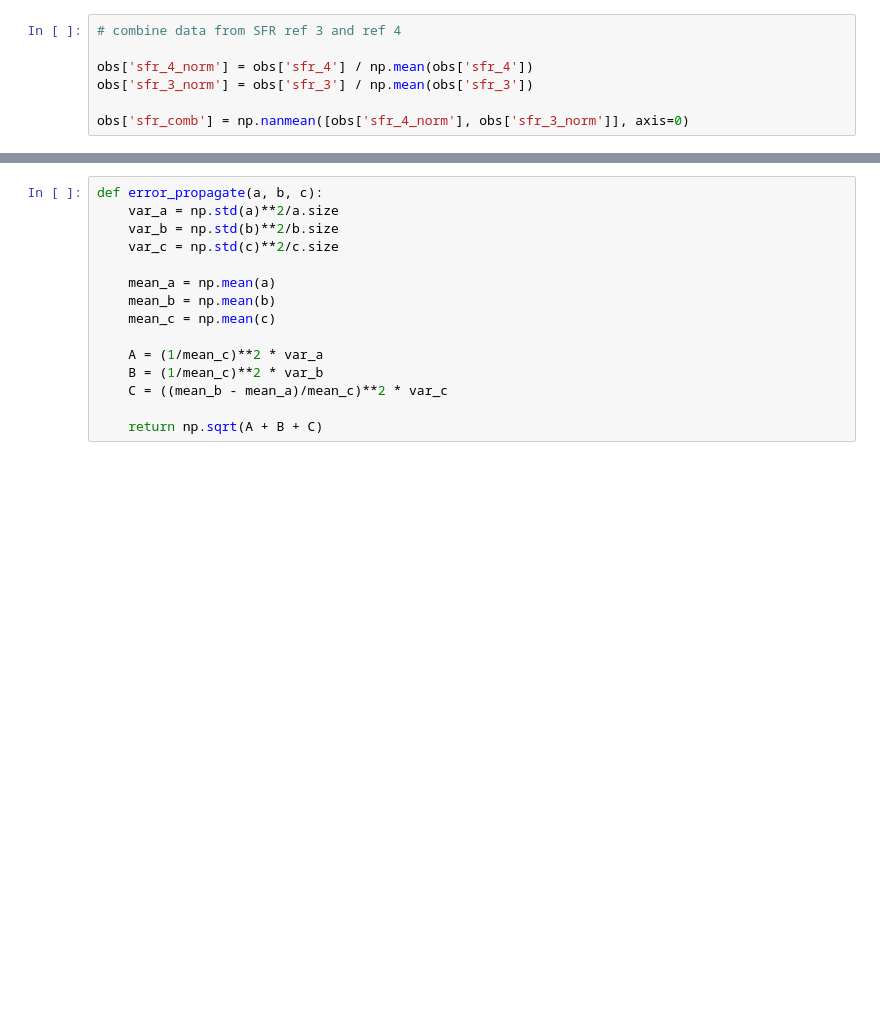
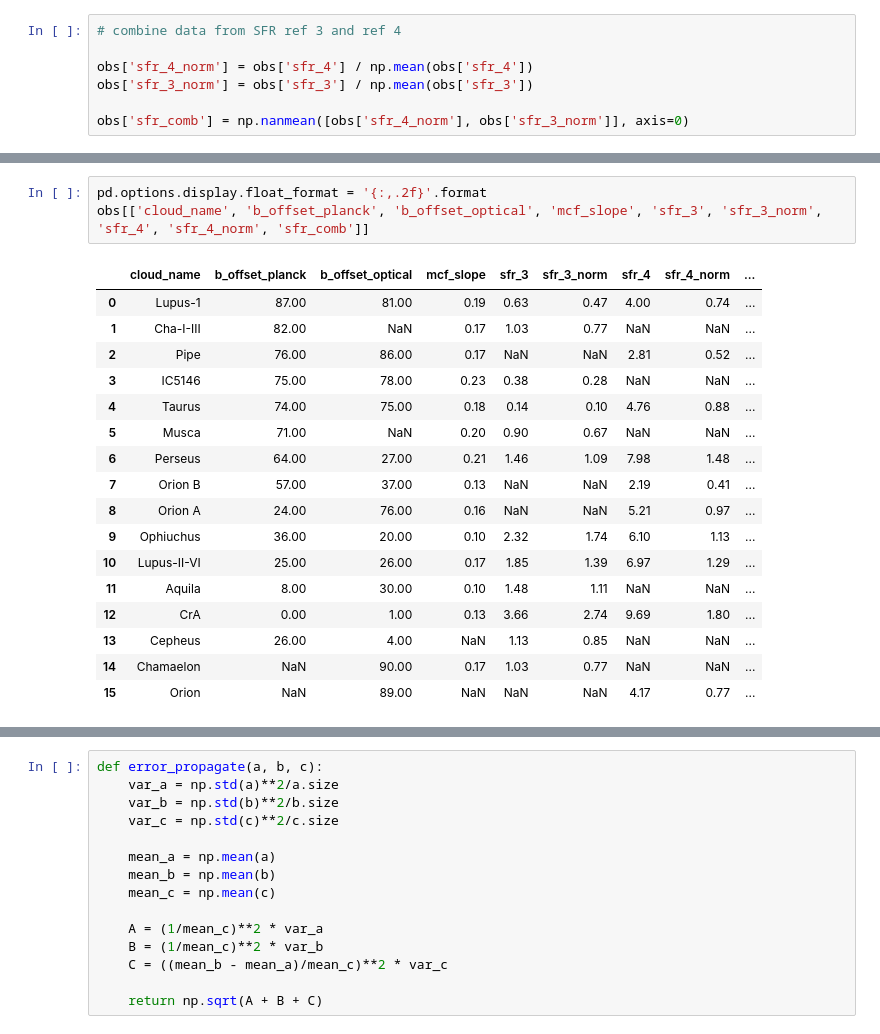
Before and after one commit to HinnyTsang/mcf_project, a Jupyter notebook: observations/read_observation.ipynb, the cells around one changed output, grey strips where cells are left out. Drawn from its saved outputs; the diff is of its cells as text; blank space fills up the shorter version.

```diff
--- a/observations/read_observation.ipynb
+++ b/observations/read_observation.ipynb
@@ -192,3 +212,24 @@ obs['sfr_comb'] = np.nanmean([obs['sfr_4_norm'], obs['sfr_3_norm']], axis=0)
+# %%
+pd.options.display.float_format = '{:,.2f}'.format
+obs[['cloud_name', 'b_offset_planck', 'b_offset_optical', 'mcf_slope', 'sfr_3', 'sfr_3_norm', 'sfr_4', 'sfr_4_norm', 'sfr_comb']]
+# %% [output]
+|  | cloud_name | b_offset_planck | b_offset_optical | mcf_slope | sfr_3 | sfr_3_norm | sfr_4 | sfr_4_norm | ... |
+| 0 | Lupus-1 | 87.00 | 81.00 | 0.19 | 0.63 | 0.47 | 4.00 | 0.74 | ... |
+| 1 | Cha-I-III | 82.00 | NaN | 0.17 | 1.03 | 0.77 | NaN | NaN | ... |
+| 2 | Pipe | 76.00 | 86.00 | 0.17 | NaN | NaN | 2.81 | 0.52 | ... |
+| 3 | IC5146 | 75.00 | 78.00 | 0.23 | 0.38 | 0.28 | NaN | NaN | ... |
+| 4 | Taurus | 74.00 | 75.00 | 0.18 | 0.14 | 0.10 | 4.76 | 0.88 | ... |
+| 5 | Musca | 71.00 | NaN | 0.20 | 0.90 | 0.67 | NaN | NaN | ... |
+| 6 | Perseus | 64.00 | 27.00 | 0.21 | 1.46 | 1.09 | 7.98 | 1.48 | ... |
+| 7 | Orion B | 57.00 | 37.00 | 0.13 | NaN | NaN | 2.19 | 0.41 | ... |
+| 8 | Orion A | 24.00 | 76.00 | 0.16 | NaN | NaN | 5.21 | 0.97 | ... |
+| 9 | Ophiuchus | 36.00 | 20.00 | 0.10 | 2.32 | 1.74 | 6.10 | 1.13 | ... |
+| 10 | Lupus-II-VI | 25.00 | 26.00 | 0.17 | 1.85 | 1.39 | 6.97 | 1.29 | ... |
+| 11 | Aquila | 8.00 | 30.00 | 0.10 | 1.48 | 1.11 | NaN | NaN | ... |
+| 12 | CrA | 0.00 | 1.00 | 0.13 | 3.66 | 2.74 | 9.69 | 1.80 | ... |
+| 13 | Cepheus | 26.00 | 4.00 | NaN | 1.13 | 0.85 | NaN | NaN | ... |
+| 14 | Chamaelon | NaN | 90.00 | 0.17 | 1.03 | 0.77 | NaN | NaN | ... |
+| 15 | Orion | NaN | 89.00 | NaN | NaN | NaN | 4.17 | 0.77 | ... |
 # %%
 planck_table = obs[['cloud_name', 'b_offset_planck','mcf_slope','sfr_comb']][
     ~np.isnan(obs['mcf_slope']) & ~np.isnan(obs['mcf_slope']) & ~np.isnan(obs['b_offset_planck'])].copy()
```
Also changed, not shown: parts of 3 cells of this notebook, 5 other files.
